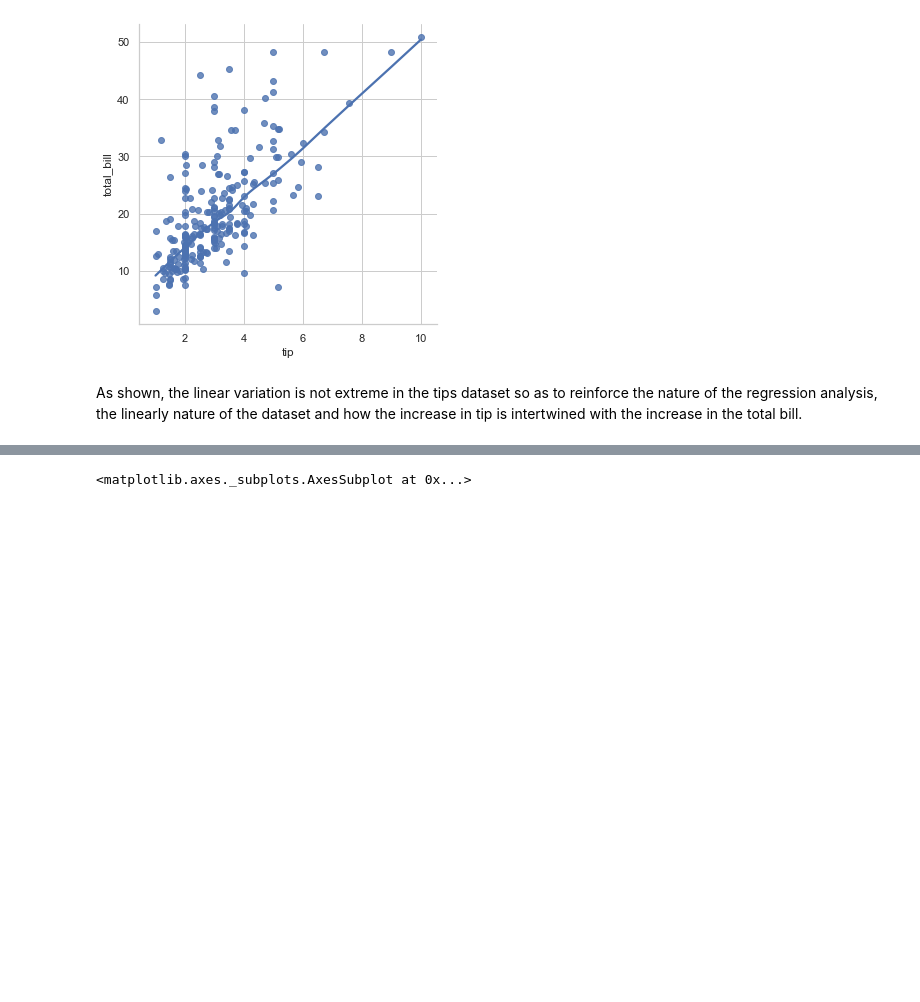
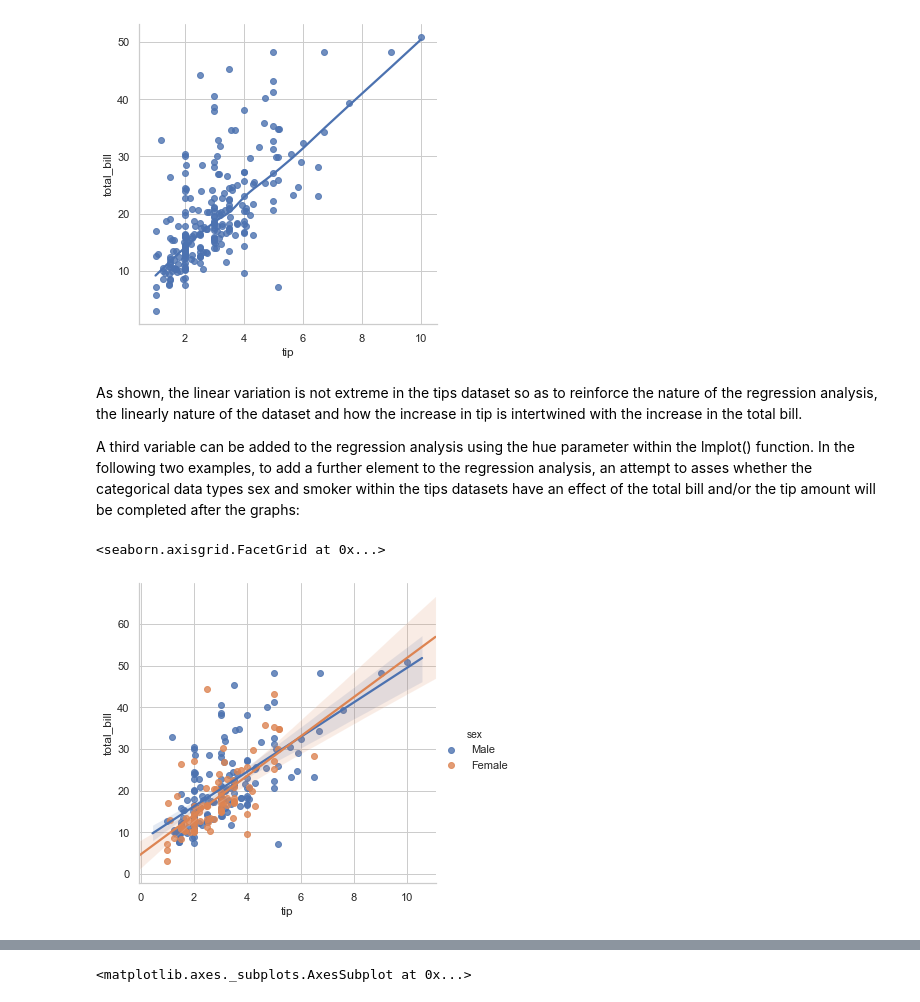
Before and after one commit to garycunningham89/fundamentalsdataanalysis, a Jupyter notebook: Fundamentals of Data Analysis.ipynb, the cells around one changed output, grey strips where cells are left out. Saved outputs shown, nothing was run; the diff lists cells and outputs as text; code cells hidden in the pictures; blank space fills up the shorter version.

Commit message:
Starting Analysis Section

```diff
--- a/Fundamentals of Data Analysis.ipynb
+++ b/Fundamentals of Data Analysis.ipynb
@@ -398,3 +397,11 @@ sns.lmplot(x="tip", y="total_bill", data=tips, lowess=True)
 [figure]
 # %% [markdown]
 As shown, the linear variation is not extreme in the tips dataset so as to reinforce the nature of the regression analysis, the linearly nature of the dataset and how the increase in tip is intertwined with the increase in the total bill.
+
+A third variable can be added to the regression analysis using the hue parameter within the lmplot() function. In the following two examples, to add a further element to the regression analysis, an attempt to asses whether the categorical data types sex and smoker within the tips datasets have an effect of the total bill and/or the tip amount will be completed after the graphs:
+# %%
+#using Seaborns lmplot including the sex variable in showing the tip and total bill columns and linear regression analysis.
+sns.lmplot(x="tip", y="total_bill", hue = "sex", data = tips)
+# %% [output]
+<seaborn.axisgrid.FacetGrid at 0x...>
+[figure, added]
```
Also changed, not shown: parts of 17 cells of this notebook, 1 other file.
